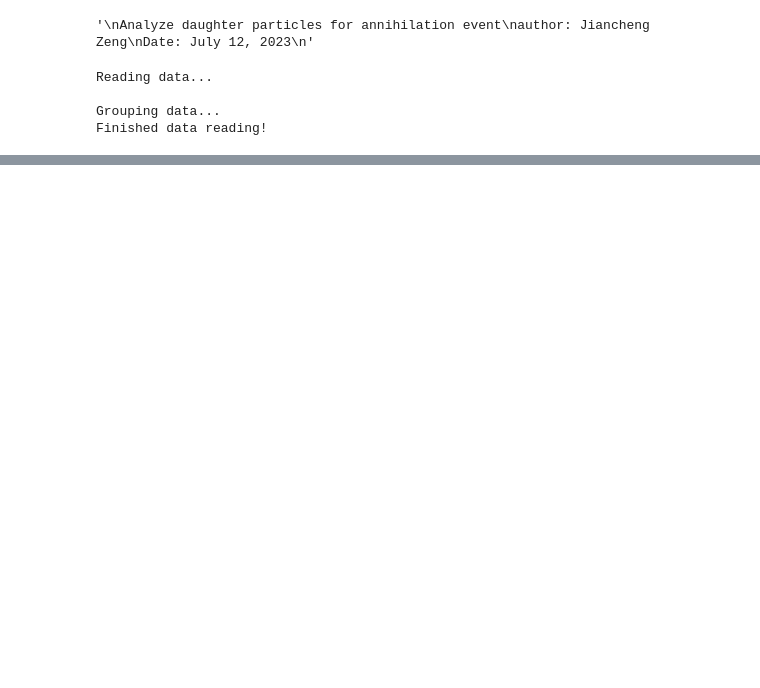
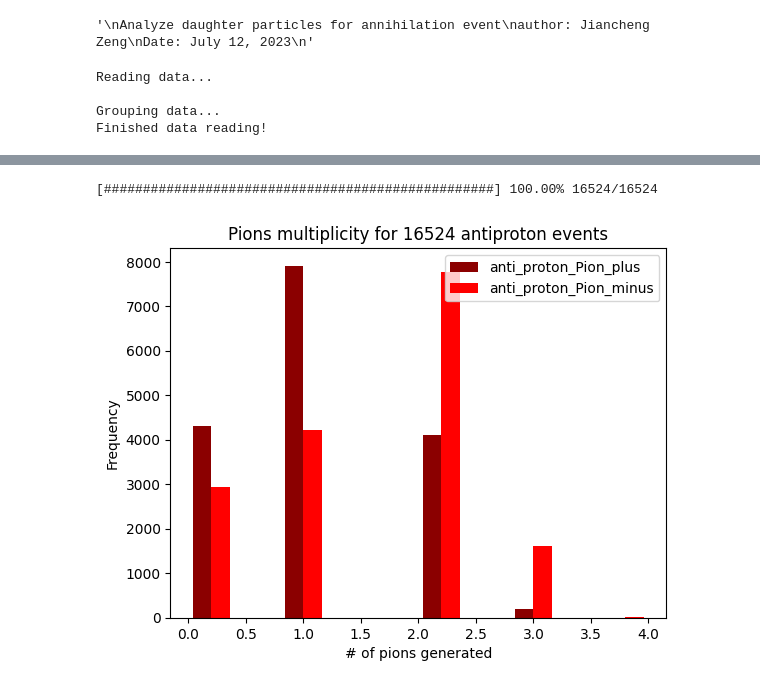
Before and after one commit to Eclipsedclaw/GRAMS, a Jupyter notebook: analysis/2023_Paper/2024_Daughter_analysis.ipynb, the cells around one changed output, grey strips where cells are left out. Drawn from its saved outputs; the diff is of its cells as text; code cells hidden in the pictures; blank space fills up the shorter version.

```diff
--- a/analysis/2023_Paper/2024_Daughter_analysis.ipynb
+++ b/analysis/2023_Paper/2024_Daughter_analysis.ipynb
@@ -43,7 +43,7 @@ def read_data_from_toymodel(file_path):
         print(f"Error: Unable to parse data from '{file_path}'. Please ensure the file has the correct format.")
         return None
 # %%
-data = read_data_from_toymodel("/HDD/jiancheng/GRAMS/ToyModelData/2023/anti_He3_daughters_all_1e6.dat")
+data = read_data_from_toymodel("/HDD/jiancheng/GRAMS/ToyModelData/2023/anti_He3_daughters_1e7.dat")
 # %% [output]
 Reading data...
 
@@ -77,0 +113,54 @@ print(test)
+# %%
+if proton_data is not None:
+    proton_N_mu_plus = []
+    proton_N_mu_minus = []
+    try:
+        event_keys = list(proton_data.groups.keys())
+        # i is eventID
+        for i in range(len(event_keys)):
+            proton_data_track = proton_data.get_group(event_keys[i])
+            proton_data_track = proton_data_track.groupby(['trackID'])
+            track_keys = list(proton_data_track.groups.keys())
+            mu_plus = 0
+            mu_minus = 0
+            # j is track ID
+            for j in range(len(track_keys)):
+                if(str(proton_data_track.get_group(track_keys[j]).iloc[0]['particleID']) == '211'):
+                    mu_plus = mu_plus + 1
+                    # get the particle ID of this track
+                    #print("first track of event", event_keys[i], "is", proton_data_track.get_group(track_keys[j]).iloc[0]['particleID'])
+                elif(str(proton_data_track.get_group(track_keys[j]).iloc[0]['particleID']) == '-211'):
+                    mu_minus = mu_minus + 1
+            proton_N_mu_plus.append(mu_plus)
+            proton_N_mu_minus.append(mu_minus)
+            toy_model_analysis.display_progress_bar(i+1, len(event_keys))
+
+    except KeyError as e:
+        print(f"KeyError: {e}")
+    except Exception as e:
+        print(f"An error occurred: {e}")
+# %% [output]
+[##################################################] 100.00% 16524/16524
+# %%
+
+# This is for listing pi-/pi+/pi0 multiplicity
+
+anti_proton_Pion_profile = [proton_N_mu_plus, proton_N_mu_minus]
+anti_proton_Pion_label = ['anti_proton_Pion_plus', 'anti_proton_Pion_minus']
+anti_proton_Pion_color = ['darkred', 'red']
+
+
+plt.figure(1)
+plt.hist(anti_proton_Pion_profile, label = anti_proton_Pion_label, color=anti_proton_Pion_color)
+
+# Add labels and title
+plt.xlabel('# of pions generated')
+#plt.xticks(x_values, x_name, rotation=45, ha='right')
+plt.ylabel('Frequency')
+plt.legend()
+plt.title('Pions multiplicity for '+str(len(event_keys))+ ' antiproton events')
+
+# Show the plot
+plt.show()
+# %% [output]
+[figure, added]
```
Also changed, not shown: parts of 4 cells of this notebook, 1 other file.
